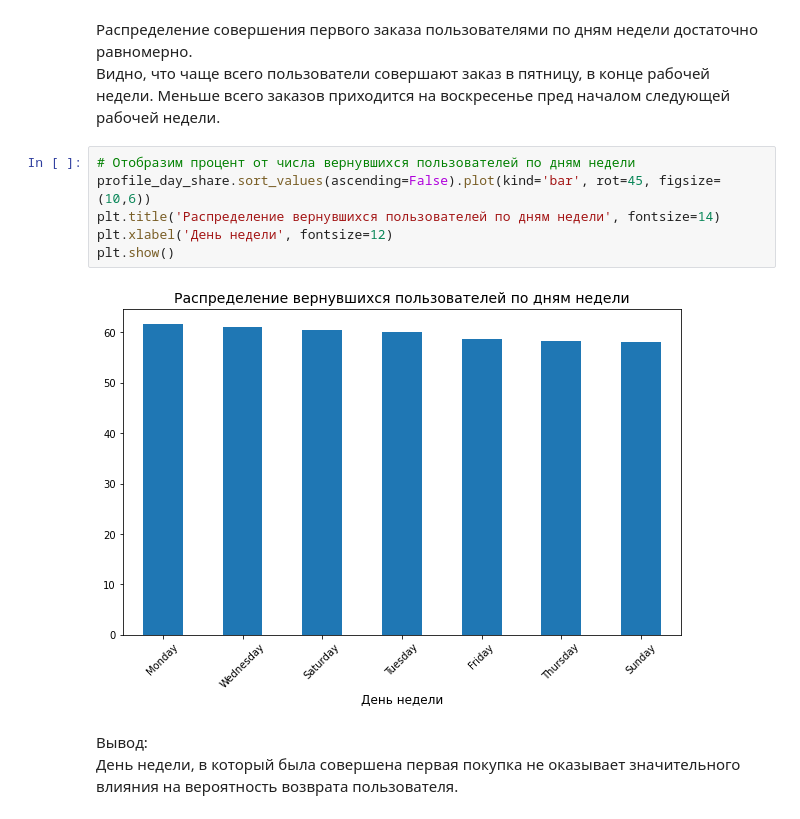
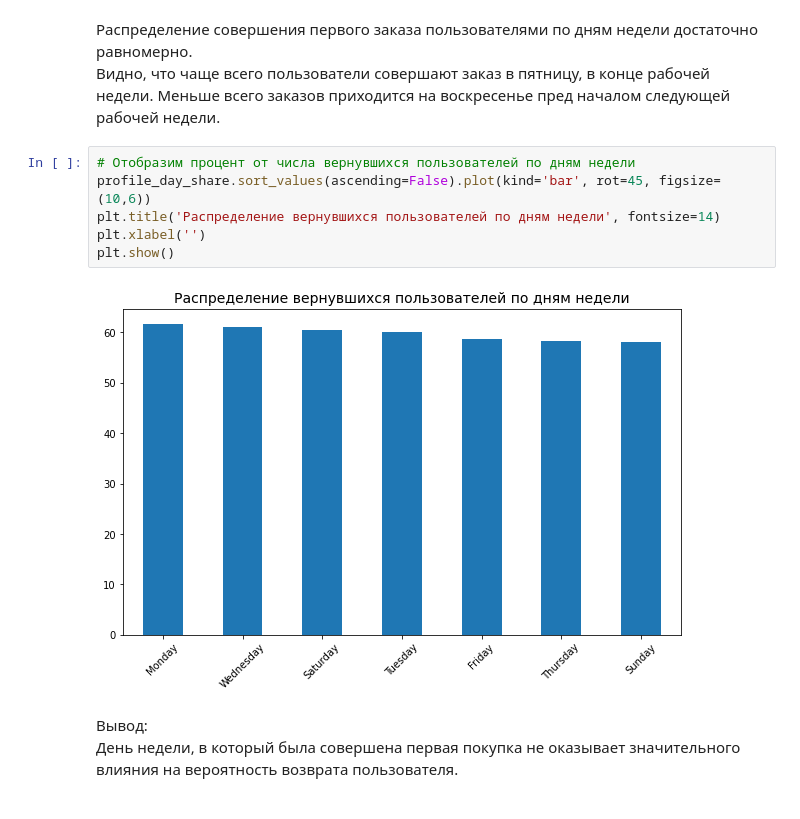
Before and after one commit to civilianvillain17-cmyk/yandex_afisha, a Jupyter notebook: yandex_afisha.ipynb, the cells around one changed output. Cells and saved outputs as stored; diff of their text form.

```diff
--- a/yandex_afisha.ipynb
+++ b/yandex_afisha.ipynb
@@ -1411,11 +1391,11 @@ plt.show()
 # %%
 # Отобразим процент от числа вернувшихся пользователей по дням недели
 profile_day_share.sort_values(ascending=False).plot(kind='bar', rot=45, figsize=(10,6))
 plt.title('Распределение вернувшихся пользователей по дням недели', fontsize=14)
-plt.xlabel('День недели', fontsize=12)
+plt.xlabel('')
 plt.show()
 # %% [output]
-[figure, old version]
+[figure, new version]
 # %% [markdown]
 Вывод:
 День недели, в который была совершена первая покупка не оказывает значительного влияния на вероятность возврата пользователя.
```
Also changed, not shown: parts of 21 cells of this notebook, 1 other file.
